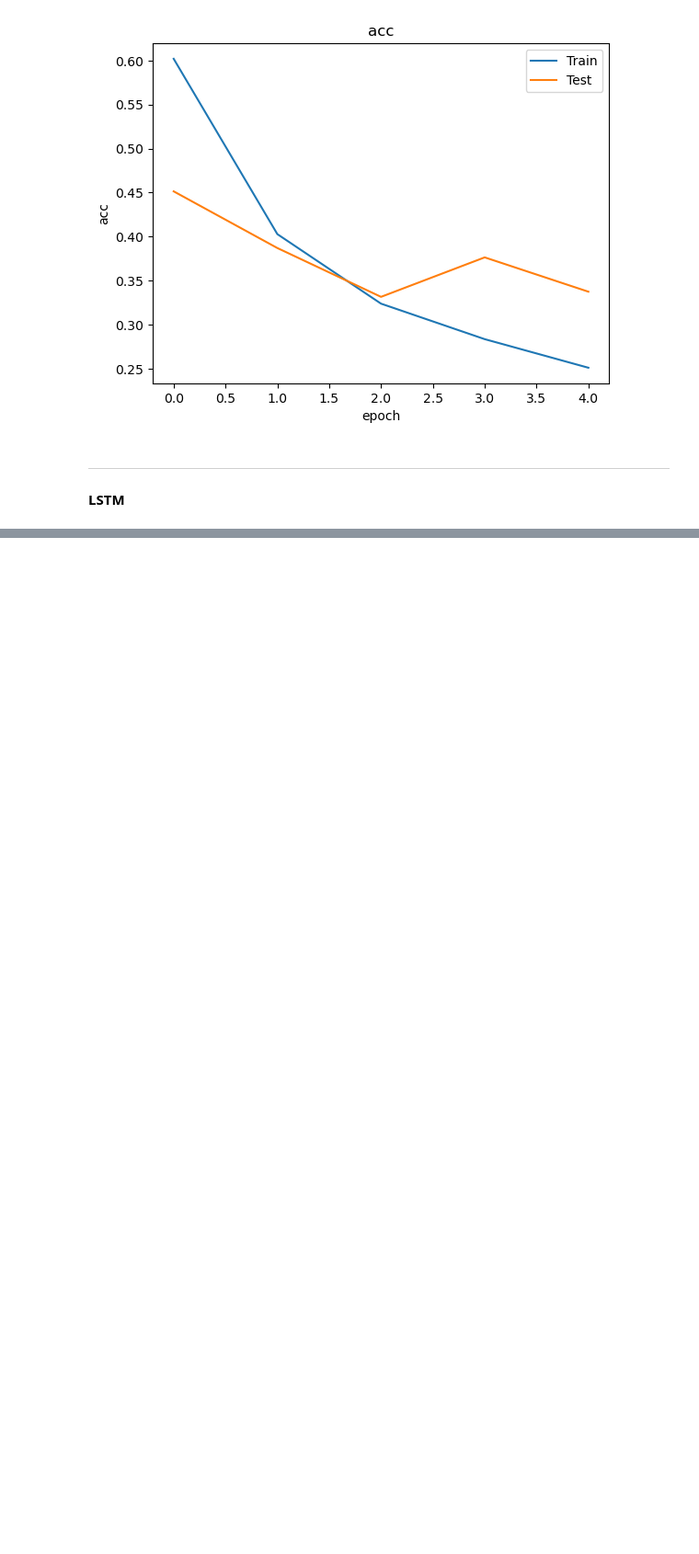
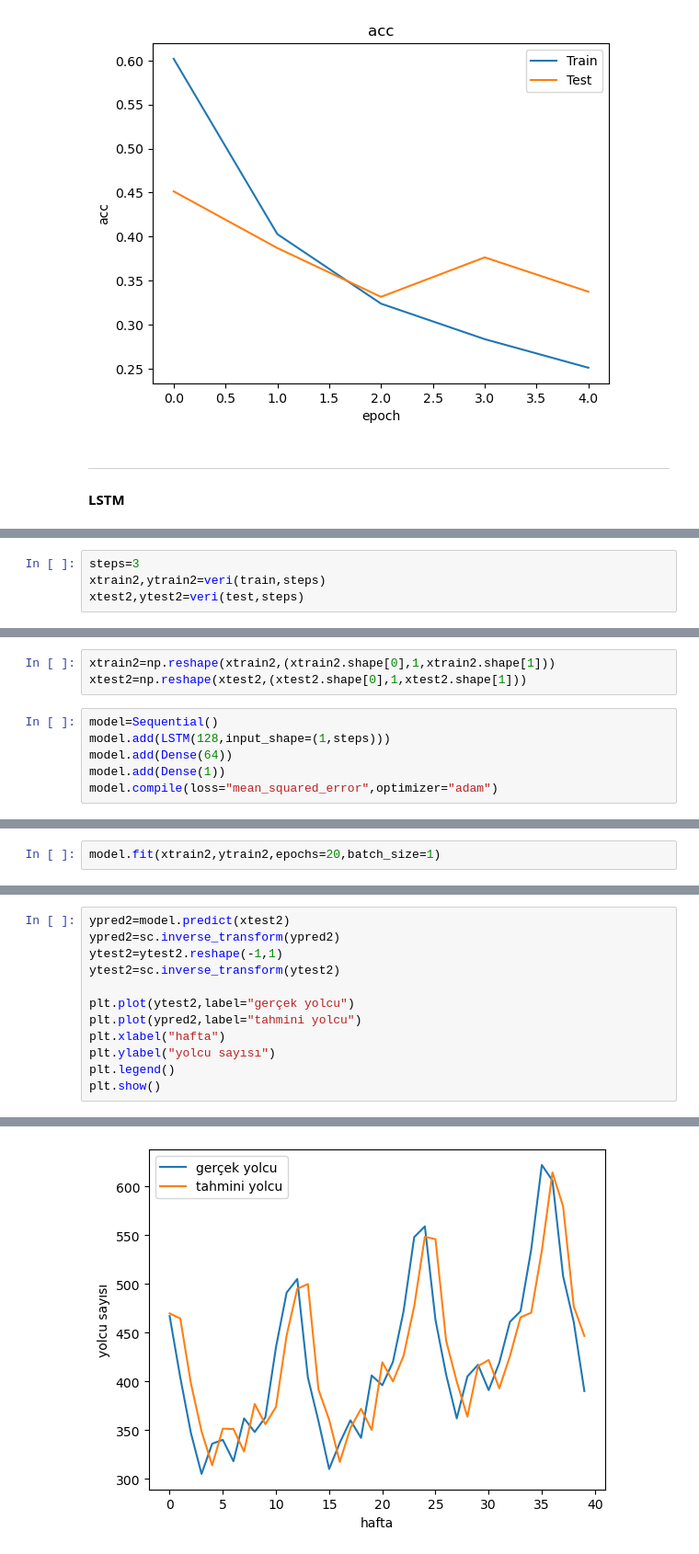
Before and after one commit to ErtugrulDay/DeepLearning, a Jupyter notebook: ann-cnn-rnn-lstm.ipynb, the cells around one changed output, grey strips where cells are left out. Shown: that part at 92% size. Drawn from its saved outputs; the diff is of its cells as text; blank space fills up the shorter version.

Commit message:
LSTM eklendi.

```diff
--- a/ann-cnn-rnn-lstm.ipynb
+++ b/ann-cnn-rnn-lstm.ipynb
@@ -591,0 +645,4 @@ plt.legend()
+# %%
+steps=3
+xtrain2,ytrain2=veri(train,steps)
+xtest2,ytest2=veri(test,steps)
@@ -591,0 +651,9 @@ plt.legend()
+# %%
+xtrain2=np.reshape(xtrain2,(xtrain2.shape[0],1,xtrain2.shape[1]))
+xtest2=np.reshape(xtest2,(xtest2.shape[0],1,xtest2.shape[1]))
+# %%
+model=Sequential()
+model.add(LSTM(128,input_shape=(1,steps)))
+model.add(Dense(64))
+model.add(Dense(1))
+model.compile(loss="mean_squared_error",optimizer="adam")
@@ -591,0 +680,2 @@ plt.legend()
+# %%
+model.fit(xtrain2,ytrain2,epochs=20,batch_size=1)
@@ -591,0 +701,13 @@ plt.legend()
+# %%
+ypred2=model.predict(xtest2)
+ypred2=sc.inverse_transform(ypred2)
+ytest2=ytest2.reshape(-1,1)
+ytest2=sc.inverse_transform(ytest2)
+
+plt.plot(ytest2,label="gerçek yolcu")
+plt.plot(ypred2,label="tahmini yolcu")
+plt.xlabel("hafta")
+plt.ylabel("yolcu sayısı")
+plt.legend()
+plt.show()
+# %% [output]
@@ -591,0 +715 @@ plt.legend()
+[figure, added]
```
Also changed, not shown: parts of 18 cells of this notebook.
